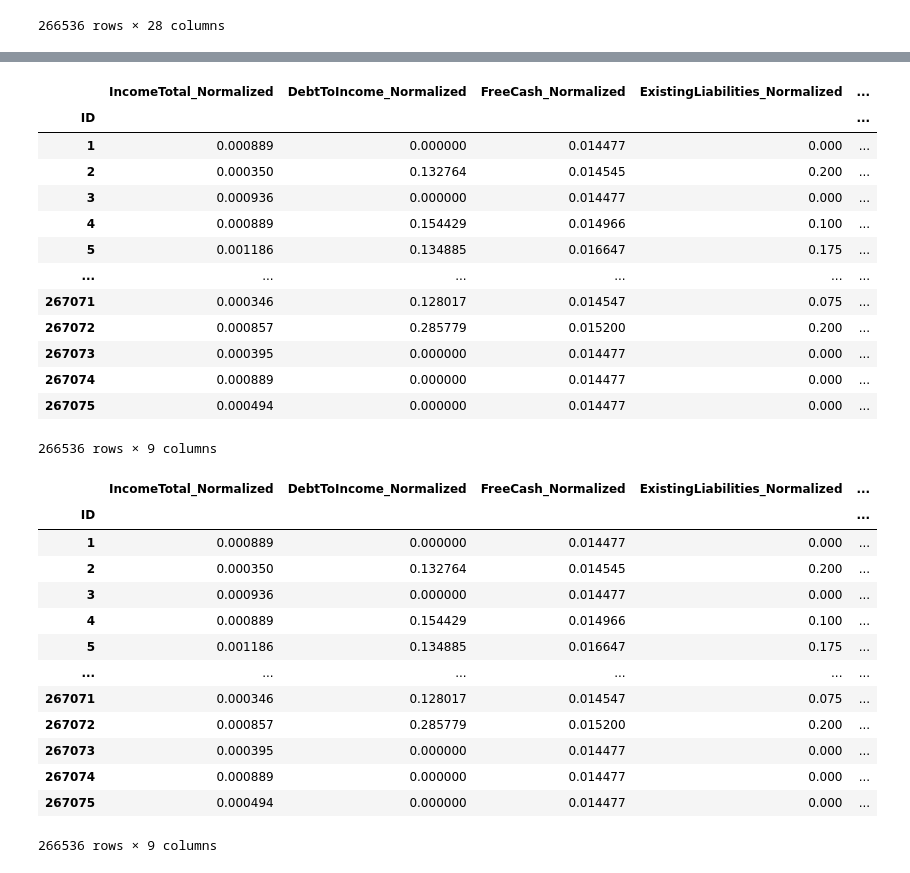
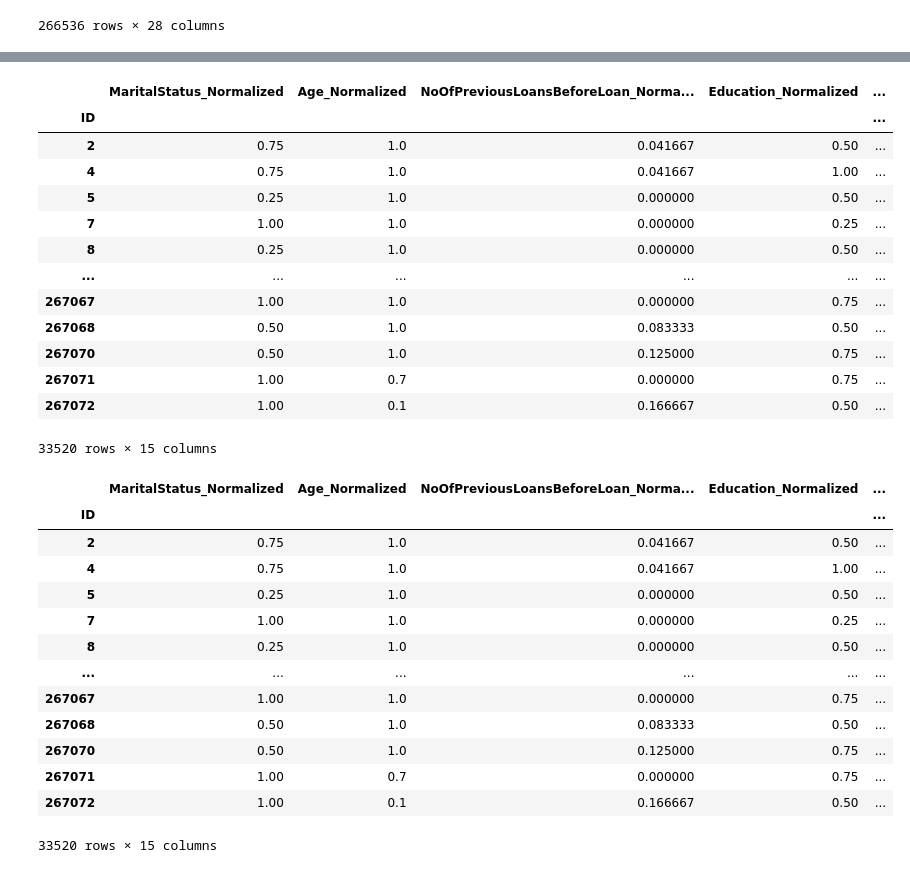
Before and after one commit to erikaminarikova/REFRESH, a Jupyter notebook: loan_data_analysis.ipynb, the cells around one changed output, grey strips where cells are left out. Saved outputs shown, nothing was run; the diff lists cells and outputs as text; code cells hidden in the pictures.

```diff
--- a/loan_data_analysis.ipynb
+++ b/loan_data_analysis.ipynb
@@ -128,0 +138,17 @@ See the caveats in the documentation: https://pandas.pydata.org/pandas-docs/stab
+# %%
+education_risk_score = {
+    5: 4,  # Higher education
+    3: 3,  # Vocational education
+    4: 2,  # Secondary education
+    2: 1,  # Basic education
+    1: 0   # Primary education
+}
+
+# Step 2: Normalize the values to range [0, 1]
+max_value = max(education_risk_score.values())
+normalized_mapping = {k: v / max_value for k, v in education_risk_score.items()}
+
+# Step 3: Apply mapping
+data['Education_Normalized'] = data['Education'].map(normalized_mapping)
+
+print(data[['Education','Education_Normalized']].head())
@@ -343,0 +358,3 @@ df_normalized
+# %%
+data_reordered = df_normalized.iloc[:,[2,0,13,1,4,5,9,3,12,10,11,6,8,7,14,15]]
+data_reordered
@@ -344,39 +376,41 @@ df_normalized
 # %%
-df_normalized1 = df_normalized.drop(columns=['ProbabilityOfDefault_Normalized'])
+df_normalized1 = data_reordered.drop(columns=['ProbabilityOfDefault_Normalized', 'ExpectedLoss_Normalized'])
+df_normalized1['target'] = data_reordered['ExpectedLoss_Normalized']
 df_normalized1
 # %% [output]
-|  | IncomeTotal_Normalized | DebtToIncome_Normalized | FreeCash_Normalized | ExistingLiabilities_Normalized | ... |
+|  | MaritalStatus_Normalized | Age_Normalized | NoOfPreviousLoansBeforeLoan_Norma... | Education_Normalized | ... |
 | ID |  |  |  |  | ... |
-| 1 | 0.000889 | 0.000000 | 0.014477 | 0.000 | ... |
-| 2 | 0.000350 | 0.132764 | 0.014545 | 0.200 | ... |
-| 3 | 0.000936 | 0.000000 | 0.014477 | 0.000 | ... |
-| 4 | 0.000889 | 0.154429 | 0.014966 | 0.100 | ... |
-| 5 | 0.001186 | 0.134885 | 0.016647 | 0.175 | ... |
+| 2 | 0.75 | 1.0 | 0.041667 | 0.50 | ... |
+| 4 | 0.75 | 1.0 | 0.041667 | 1.00 | ... |
+| 5 | 0.25 | 1.0 | 0.000000 | 0.50 | ... |
+| 7 | 1.00 | 1.0 | 0.000000 | 0.25 | ... |
+| 8 | 0.25 | 1.0 | 0.000000 | 0.50 | ... |
 | ... | ... | ... | ... | ... | ... |
-| 267071 | 0.000346 | 0.128017 | 0.014547 | 0.075 | ... |
-| 267072 | 0.000857 | 0.285779 | 0.015200 | 0.200 | ... |
-| 267073 | 0.000395 | 0.000000 | 0.014477 | 0.000 | ... |
-| 267074 | 0.000889 | 0.000000 | 0.014477 | 0.000 | ... |
-| 267075 | 0.000494 | 0.000000 | 0.014477 | 0.000 | ... |
+| 267067 | 1.00 | 1.0 | 0.000000 | 0.75 | ... |
+| 267068 | 0.50 | 1.0 | 0.083333 | 0.50 | ... |
+| 267070 | 0.50 | 1.0 | 0.125000 | 0.75 | ... |
+| 267071 | 1.00 | 0.7 | 0.000000 | 0.75 | ... |
+| 267072 | 1.00 | 0.1 | 0.166667 | 0.50 | ... |
-266536 rows × 9 columns
+33520 rows × 15 columns
 # %%
-df_normalized2 = df_normalized.drop(columns=['ExpectedLoss_Normalized'])
+df_normalized2 = data_reordered.drop(columns=['ExpectedLoss_Normalized', 'ProbabilityOfDefault_Normalized'])
+df_normalized2['target'] = data_reordered['ProbabilityOfDefault_Normalized']
 df_normalized2
 # %% [output]
-|  | IncomeTotal_Normalized | DebtToIncome_Normalized | FreeCash_Normalized | ExistingLiabilities_Normalized | ... |
+|  | MaritalStatus_Normalized | Age_Normalized | NoOfPreviousLoansBeforeLoan_Norma... | Education_Normalized | ... |
 | ID |  |  |  |  | ... |
-| 1 | 0.000889 | 0.000000 | 0.014477 | 0.000 | ... |
-| 2 | 0.000350 | 0.132764 | 0.014545 | 0.200 | ... |
-| 3 | 0.000936 | 0.000000 | 0.014477 | 0.000 | ... |
-| 4 | 0.000889 | 0.154429 | 0.014966 | 0.100 | ... |
-| 5 | 0.001186 | 0.134885 | 0.016647 | 0.175 | ... |
+| 2 | 0.75 | 1.0 | 0.041667 | 0.50 | ... |
+| 4 | 0.75 | 1.0 | 0.041667 | 1.00 | ... |
+| 5 | 0.25 | 1.0 | 0.000000 | 0.50 | ... |
+| 7 | 1.00 | 1.0 | 0.000000 | 0.25 | ... |
+| 8 | 0.25 | 1.0 | 0.000000 | 0.50 | ... |
 | ... | ... | ... | ... | ... | ... |
-| 267071 | 0.000346 | 0.128017 | 0.014547 | 0.075 | ... |
-| 267072 | 0.000857 | 0.285779 | 0.015200 | 0.200 | ... |
-| 267073 | 0.000395 | 0.000000 | 0.014477 | 0.000 | ... |
-| 267074 | 0.000889 | 0.000000 | 0.014477 | 0.000 | ... |
-| 267075 | 0.000494 | 0.000000 | 0.014477 | 0.000 | ... |
+| 267067 | 1.00 | 1.0 | 0.000000 | 0.75 | ... |
+| 267068 | 0.50 | 1.0 | 0.083333 | 0.50 | ... |
+| 267070 | 0.50 | 1.0 | 0.125000 | 0.75 | ... |
+| 267071 | 1.00 | 0.7 | 0.000000 | 0.75 | ... |
+| 267072 | 1.00 | 0.1 | 0.166667 | 0.50 | ... |
-266536 rows × 9 columns
+33520 rows × 15 columns
 # %%
 #ordina sums functions
 
```
Also changed, not shown: parts of 16 cells of this notebook.
